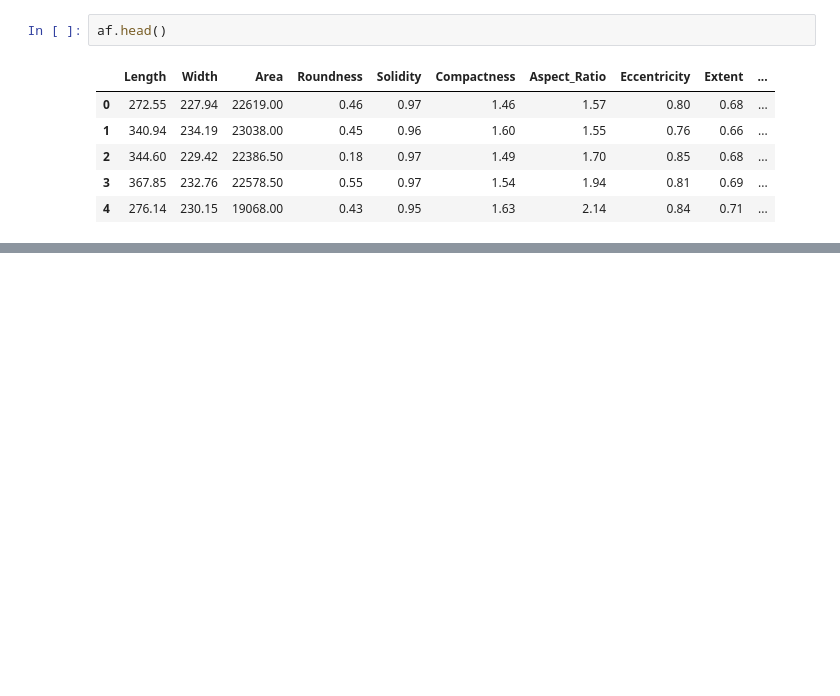
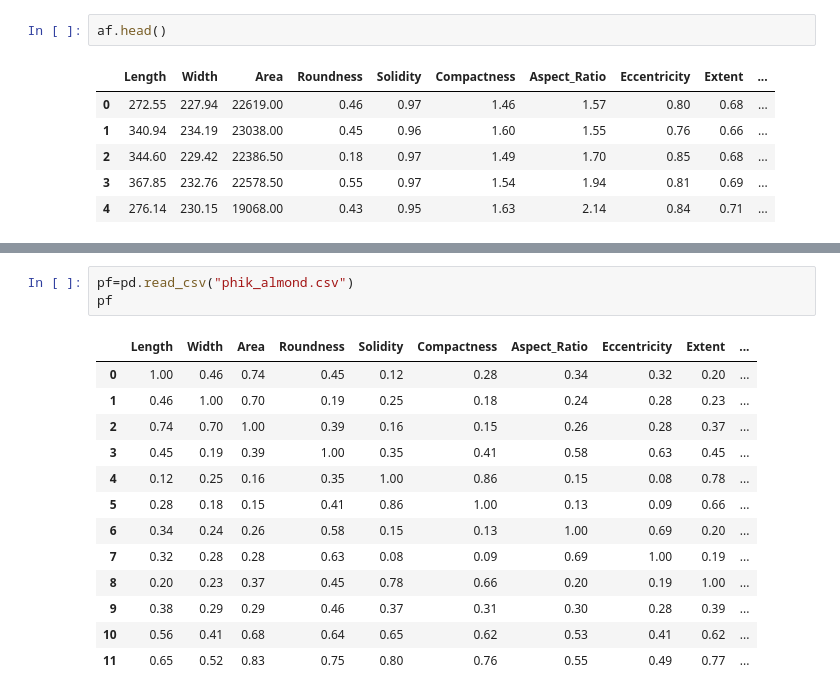
Before and after one commit to Jan-PhilipSchreiber/DeepLAdDA, a Jupyter notebook: 2AdDA/LectureHomework/3FeatureEngineering_HW/Features.ipynb, the cells around one changed output, grey strips where cells are left out. Drawn from its saved outputs; the diff is of its cells as text; blank space fills up the shorter version.

```diff
--- a/2AdDA/LectureHomework/3FeatureEngineering_HW/Features.ipynb
+++ b/2AdDA/LectureHomework/3FeatureEngineering_HW/Features.ipynb
@@ -51,0 +98,17 @@ af.head()
+# %%
+pf=pd.read_csv("phik_almond.csv")
+pf
+# %% [output]
+|  | Length | Width | Area | Roundness | Solidity | Compactness | Aspect_Ratio | Eccentricity | Extent | ... |
+| 0 | 1.00 | 0.46 | 0.74 | 0.45 | 0.12 | 0.28 | 0.34 | 0.32 | 0.20 | ... |
+| 1 | 0.46 | 1.00 | 0.70 | 0.19 | 0.25 | 0.18 | 0.24 | 0.28 | 0.23 | ... |
+| 2 | 0.74 | 0.70 | 1.00 | 0.39 | 0.16 | 0.15 | 0.26 | 0.28 | 0.37 | ... |
+| 3 | 0.45 | 0.19 | 0.39 | 1.00 | 0.35 | 0.41 | 0.58 | 0.63 | 0.45 | ... |
+| 4 | 0.12 | 0.25 | 0.16 | 0.35 | 1.00 | 0.86 | 0.15 | 0.08 | 0.78 | ... |
+| 5 | 0.28 | 0.18 | 0.15 | 0.41 | 0.86 | 1.00 | 0.13 | 0.09 | 0.66 | ... |
+| 6 | 0.34 | 0.24 | 0.26 | 0.58 | 0.15 | 0.13 | 1.00 | 0.69 | 0.20 | ... |
+| 7 | 0.32 | 0.28 | 0.28 | 0.63 | 0.08 | 0.09 | 0.69 | 1.00 | 0.19 | ... |
+| 8 | 0.20 | 0.23 | 0.37 | 0.45 | 0.78 | 0.66 | 0.20 | 0.19 | 1.00 | ... |
+| 9 | 0.38 | 0.29 | 0.29 | 0.46 | 0.37 | 0.31 | 0.30 | 0.28 | 0.39 | ... |
+| 10 | 0.56 | 0.41 | 0.68 | 0.64 | 0.65 | 0.62 | 0.53 | 0.41 | 0.62 | ... |
+| 11 | 0.65 | 0.52 | 0.83 | 0.75 | 0.80 | 0.76 | 0.55 | 0.49 | 0.77 | ... |
```
Also changed, not shown: parts of 15 cells of this notebook, 15 other files.
